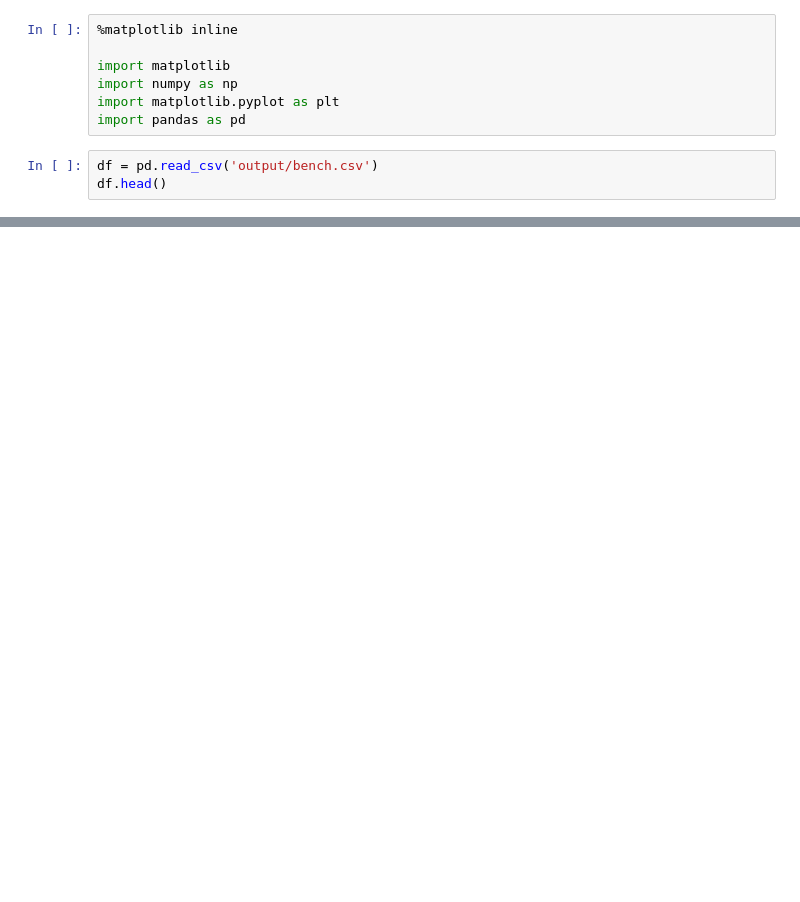
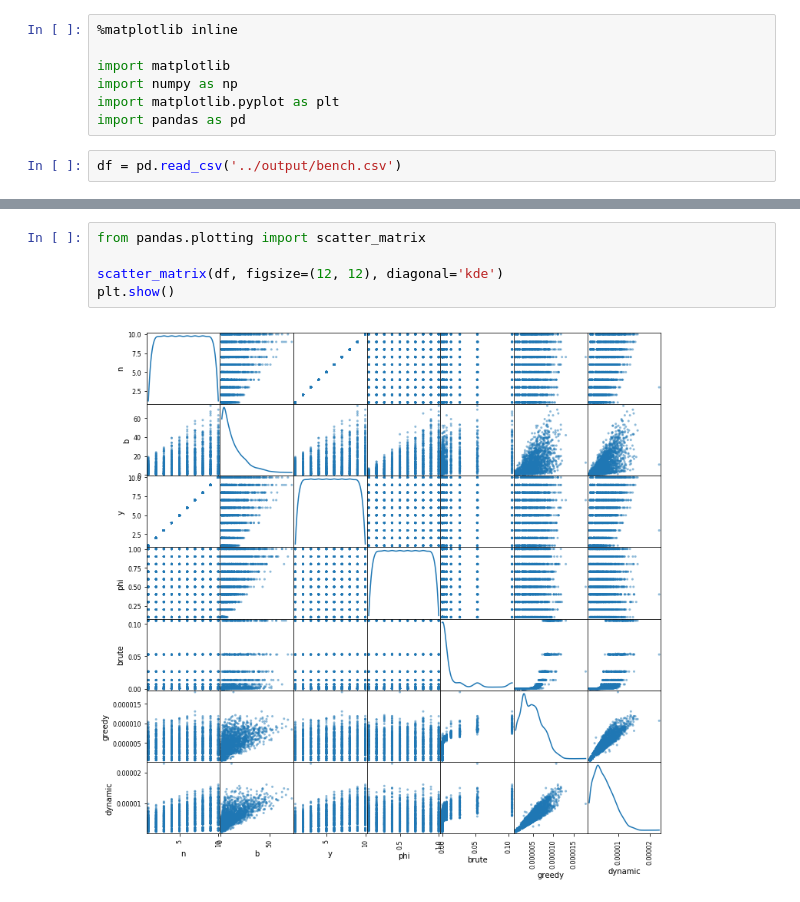
Before and after one commit to maxadamski/wiwiwi, a Jupyter notebook: semestr_2/aisd/5_dynamiczne/src/plot.ipynb, the cells around one changed output, grey strips where cells are left out. Cells and saved outputs as stored; diff of their text form; blank space fills up the shorter version.

```diff
--- a/semestr_2/aisd/5_dynamiczne/src/plot.ipynb
+++ b/semestr_2/aisd/5_dynamiczne/src/plot.ipynb
@@ -6,5 +6,4 @@ import numpy as np
 import matplotlib.pyplot as plt
 import pandas as pd
 # %%
-df = pd.read_csv('output/bench.csv')
-df.head()
+df = pd.read_csv('../output/bench.csv')
@@ -65,0 +31,7 @@ plt.imshow(m)
+# %%
+from pandas.plotting import scatter_matrix
+
+scatter_matrix(df, figsize=(12, 12), diagonal='kde')
+plt.show()
+# %% [output]
+[figure, added]
```
Also changed, not shown: parts of 5 cells of this notebook, 3 other files.
